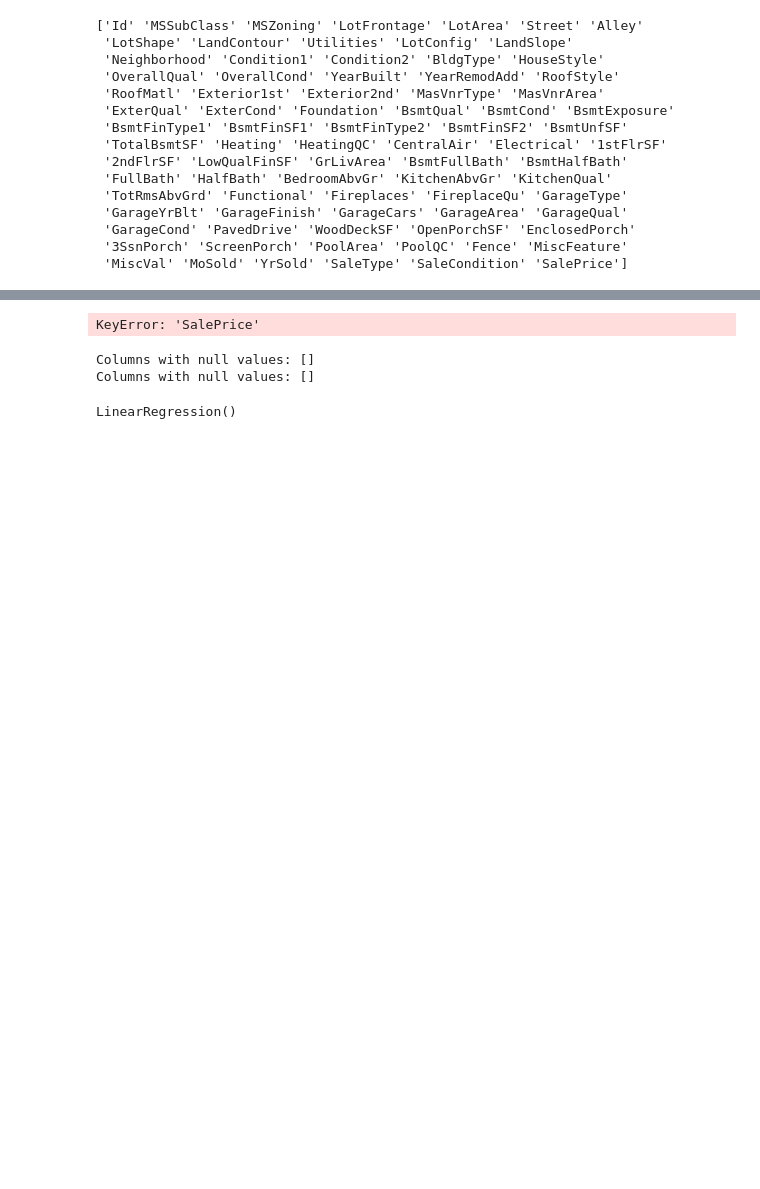
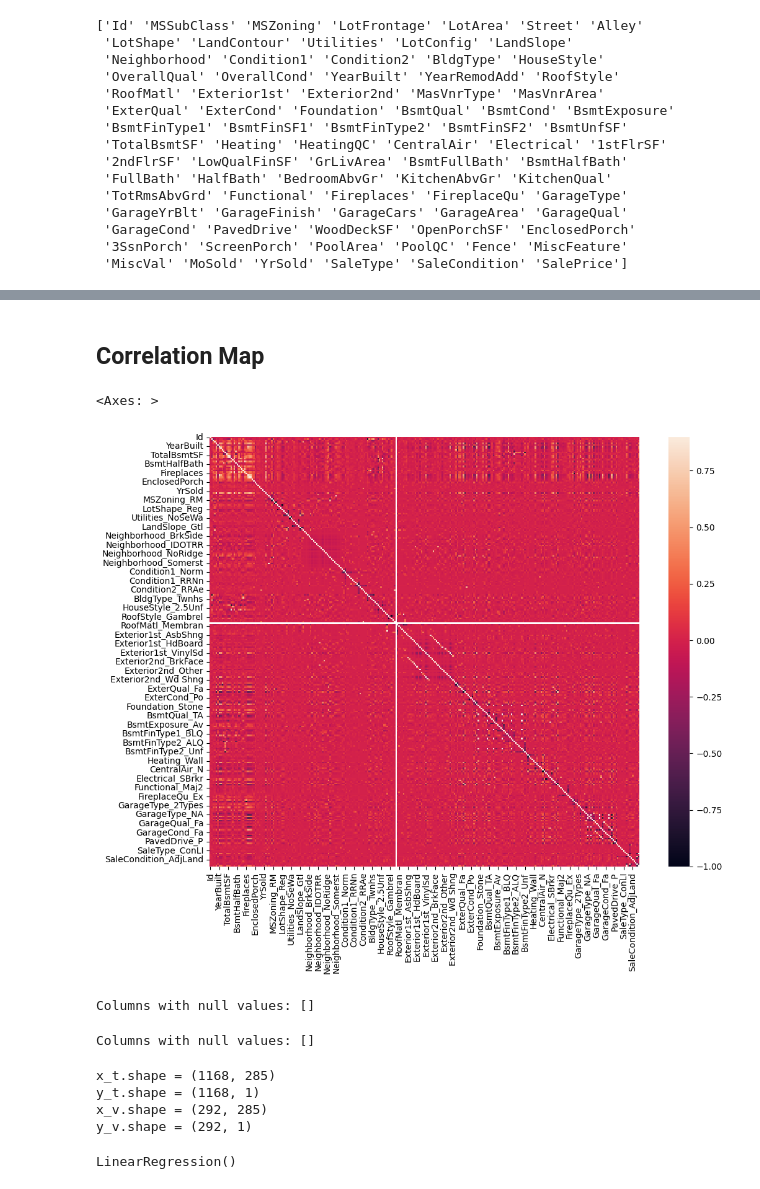
Before and after one commit to Pxldi/ml, a Jupyter notebook: kaggle/house_prices/house_prices.ipynb, the cells around one changed output, grey strips where cells are left out. Saved outputs shown, nothing was run; the diff lists cells and outputs as text; code cells hidden in the pictures; blank space fills up the shorter version.

```diff
--- a/kaggle/house_prices/house_prices.ipynb
+++ b/kaggle/house_prices/house_prices.ipynb
@@ -208,15 +452,24 @@ for data in [train, test]:
+# %% [markdown]
+## Correlation Map
+# %%
+corrmat = train_one_hot.corr()
+plt.subplots(figsize=(12,9))
+sns.heatmap(corrmat, vmax=0.9, square=True)
+# %% [output]
+<Axes: >
+[figure, added]
 # %%
 exclude_features = ['Id', 'SalePrice']
-X_train = train[train.columns.difference(exclude_features)]
-Y_train = train['SalePrice'].to_numpy().reshape((-1,1))
-X_test = test[test.columns.difference(exclude_features)]
+x_train = train_one_hot[train_one_hot.columns.difference(exclude_features)]
+y_train = train_one_hot['SalePrice'].to_numpy().reshape((-1,1))
+x_test = test_one_hot[test_one_hot.columns.difference(exclude_features)]
-# %% [output]
-KeyError: 'SalePrice'
 # %%
-null_columns = train.columns[train.isnull().any()]
+null_columns = x_train.columns[x_train.isnull().any()]
 print("Columns with null values:", null_columns.tolist())
-null_columns = test.columns[test.isnull().any()]
-print("Columns with null values:", null_columns.tolist())
 # %% [output]
 Columns with null values: []
-Columns with null values: []
+# %%
+null_columns = x_test.columns[x_test.isnull().any()]
+print("Columns with null values:", null_columns.tolist())
+# %% [output]
+Columns with null values: []
@@ -223 +478,11 @@ Columns with null values: []
+# %%
+print(f'x_t.shape = {x_train.shape}')
+print(f'y_t.shape = {y_train.shape}')
+print(f'x_v.shape = {x_val.shape}')
+print(f'y_v.shape = {y_val.shape}')
+# %% [output]
+x_t.shape = (1168, 285)
+y_t.shape = (1168, 1)
+x_v.shape = (292, 285)
+y_v.shape = (292, 1)
 # %%
```
Also changed, not shown: parts of 87 cells of this notebook, 1 other file.
